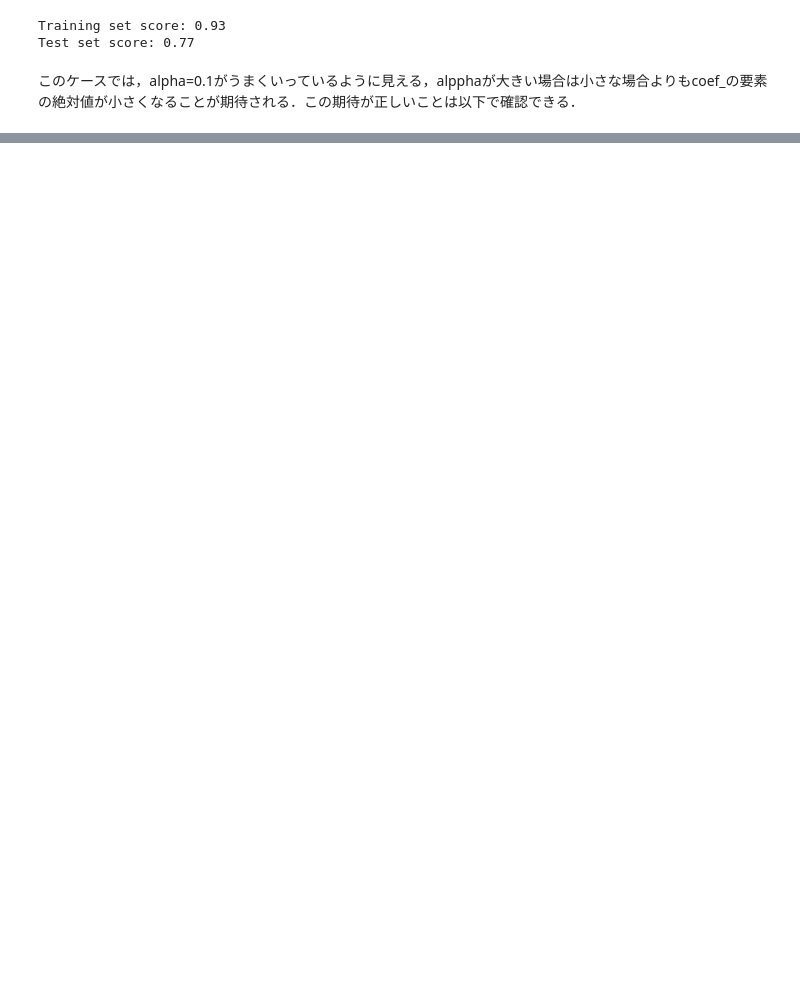
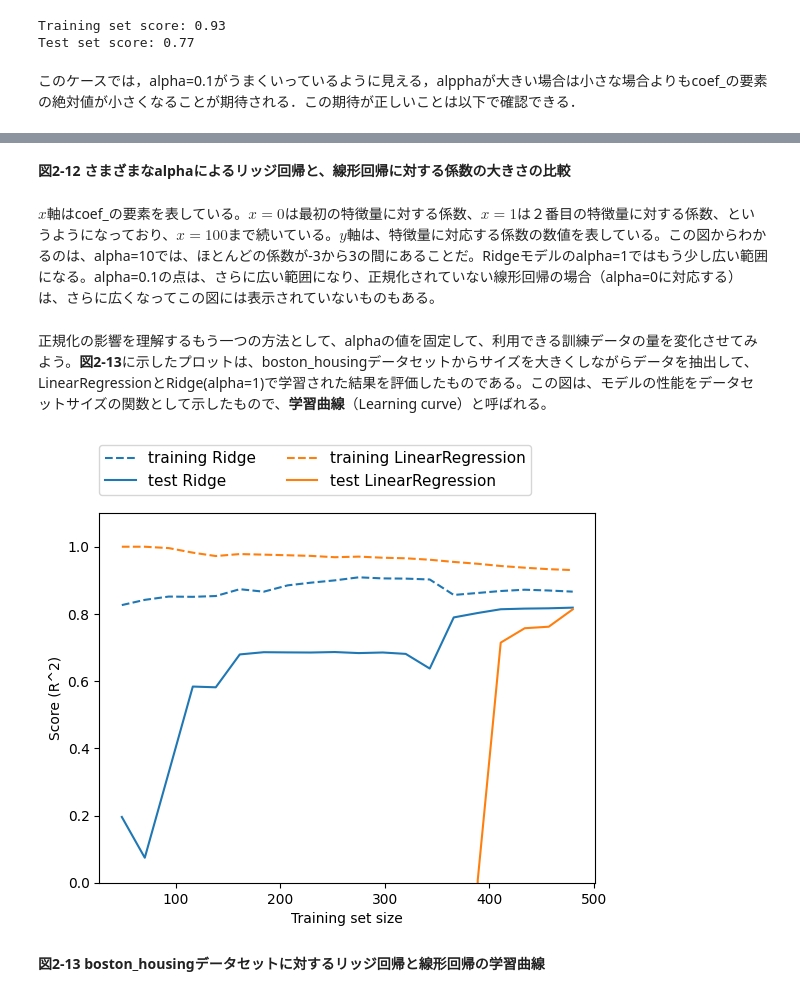
Before and after one commit to SeijiFukuhara/Introduction_to_Machine_Learning_with_Python_O-REILLY, a Jupyter notebook: notebooks/2_3_3__1_線形モデルによる回帰.ipynb, the cells around one changed output, grey strips where cells are left out. Cells and saved outputs as stored; diff of their text form; code cells hidden in the pictures; blank space fills up the shorter version.

```diff
--- a/notebooks/2_3_3__1_線形モデルによる回帰.ipynb
+++ b/notebooks/2_3_3__1_線形モデルによる回帰.ipynb
@@ -139,0 +154,12 @@ plt.legend()
+# %% [markdown]
+**図2-12 さまざまなalphaによるリッジ回帰と、線形回帰に対する係数の大きさの比較**
+# %% [markdown]
+$x$軸はcoef_の要素を表している。$x=0$は最初の特徴量に対する係数、$x=1$は２番目の特徴量に対する係数、というようになっており、$x=100$まで続いている。$y$軸は、特徴量に対応する係数の数値を表している。この図からわかるのは、alpha=10では、ほとんどの係数が-3から3の間にあることだ。Ridgeモデルのalpha=1ではもう少し広い範囲になる。alpha=0.1の点は、さらに広い範囲になり、正規化されていない線形回帰の場合（alpha=0に対応する）は、さらに広くなってこの図には表示されていないものもある。
+# %% [markdown]
+正規化の影響を理解するもう一つの方法として、alphaの値を固定して、利用できる訓練データの量を変化させてみよう。**図2-13**に示したプロットは、boston_housingデータセットからサイズを大きくしながらデータを抽出して、LinearRegressionとRidge(alpha=1)で学習された結果を評価したものである。この図は、モデルの性能をデータセットサイズの関数として示したもので、**学習曲線**（Learning curve）と呼ばれる。
+# %%
+mglearn.plots.plot_ridge_n_samples()
+# %% [output]
+[figure, added]
+# %% [markdown]
+**図2-13 boston_housingデータセットに対するリッジ回帰と線形回帰の学習曲線**
```
Also changed, not shown: parts of 12 cells of this notebook.
